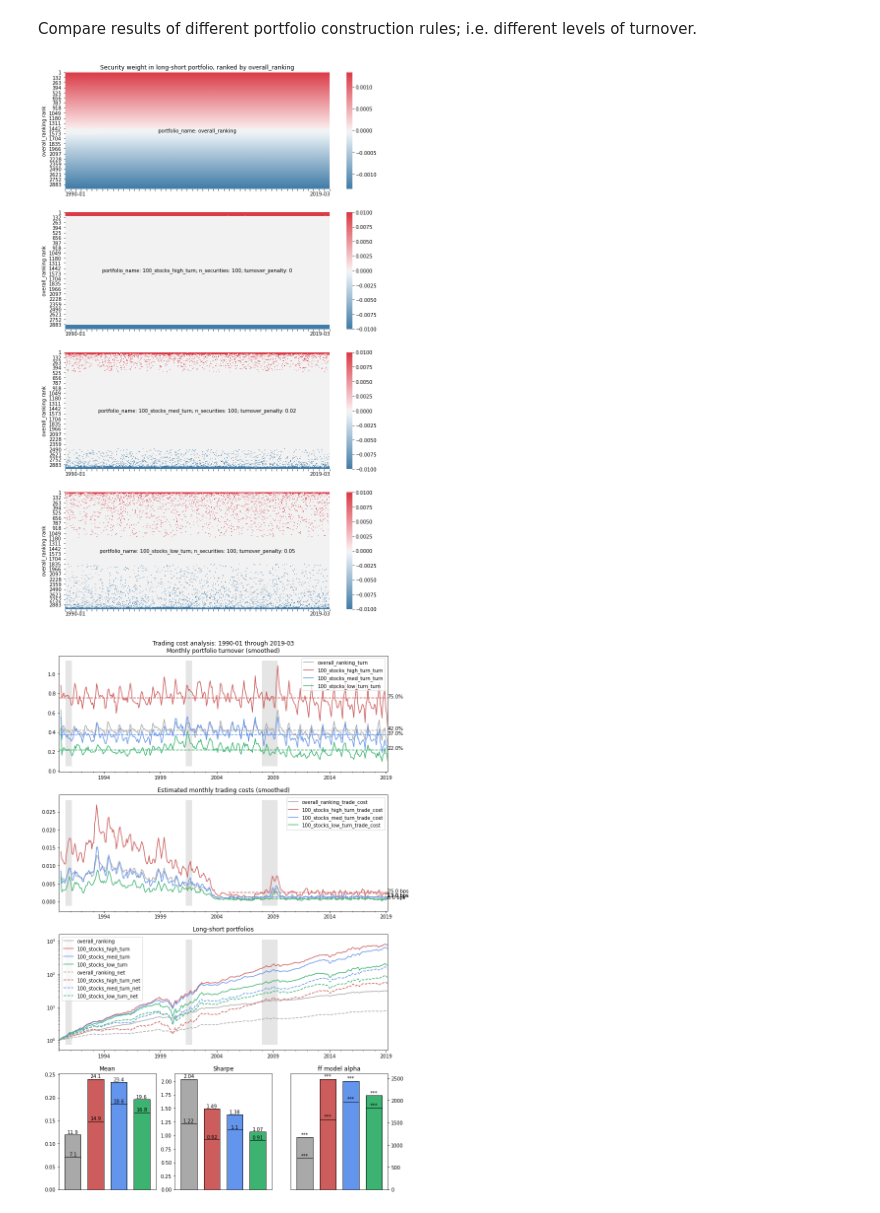
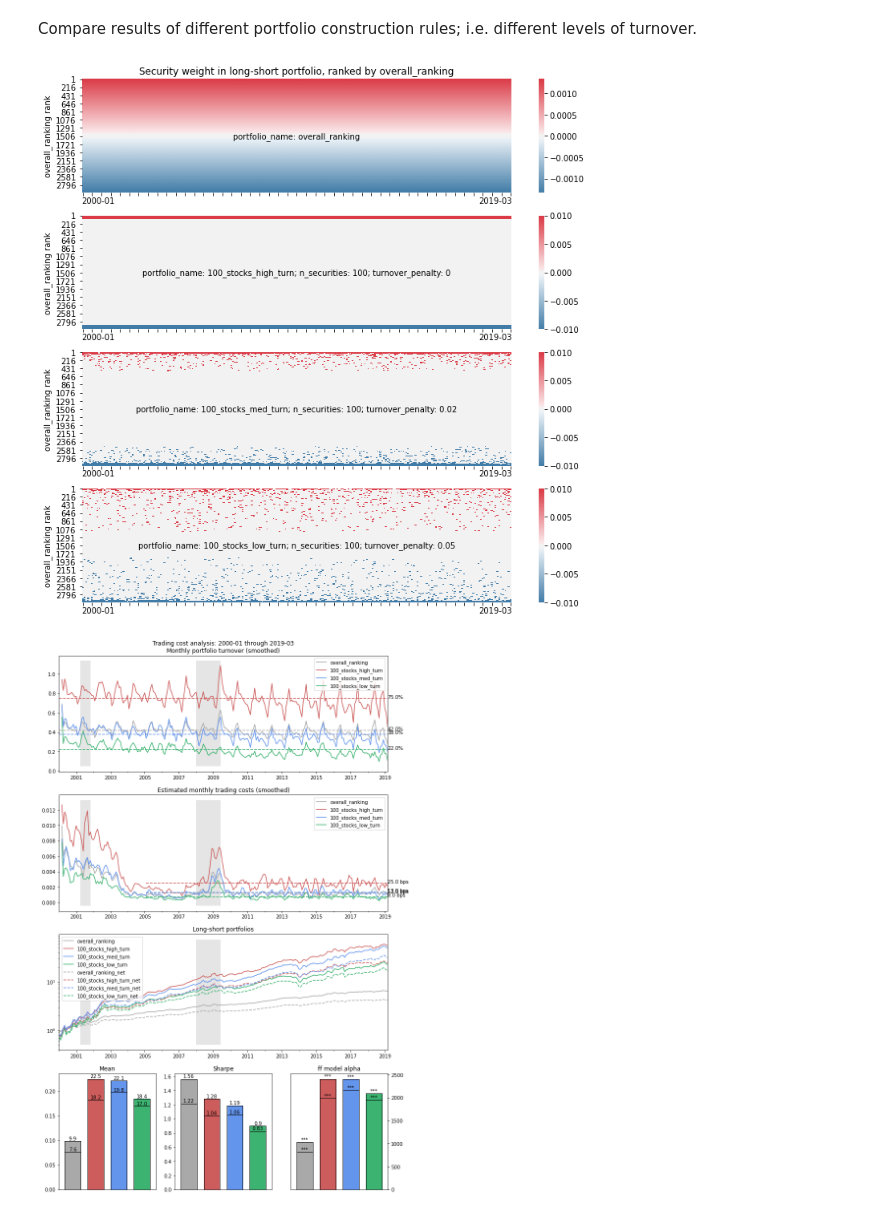
Before and after one commit to johnk1282/equity_research_demo, a Jupyter notebook: demo.ipynb, the cells around one changed output. Cells and saved outputs as stored; diff of their text form; code cells hidden in the pictures.

```diff
--- a/demo.ipynb
+++ b/demo.ipynb
@@ -449,8 +449,9 @@ Compare results of different portfolio construction rules; i.e. different levels
 # %%
 pc.analyze_portfolios(['overall_ranking',
                        '100_stocks_high_turn',
                        '100_stocks_med_turn',
-                       '100_stocks_low_turn'])
+                       '100_stocks_low_turn'],
+                      start_date='2000-01-01')
 # %% [output]
-[figure, old version]
+[figure, new version]
-[figure, old version]
+[figure, new version]
```
